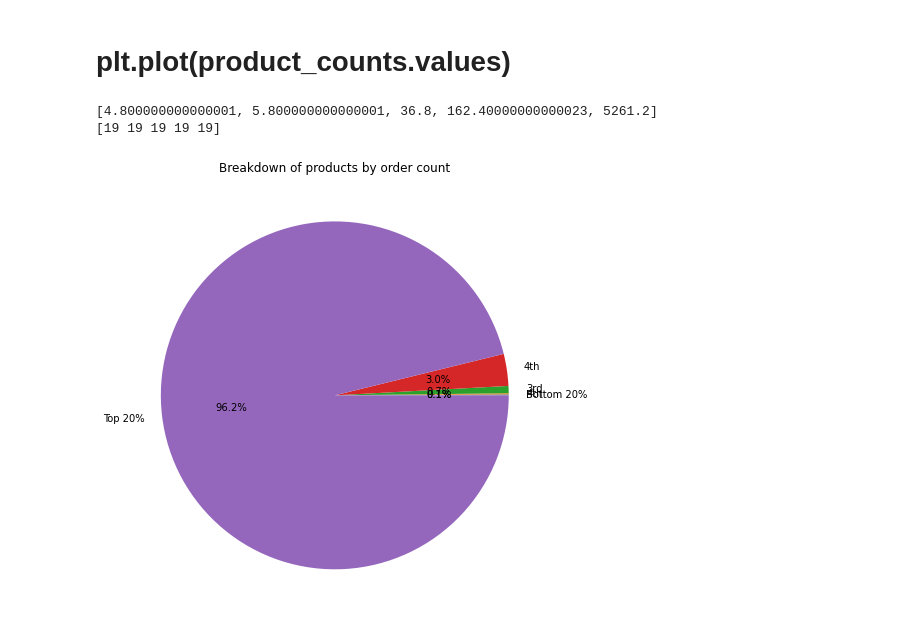
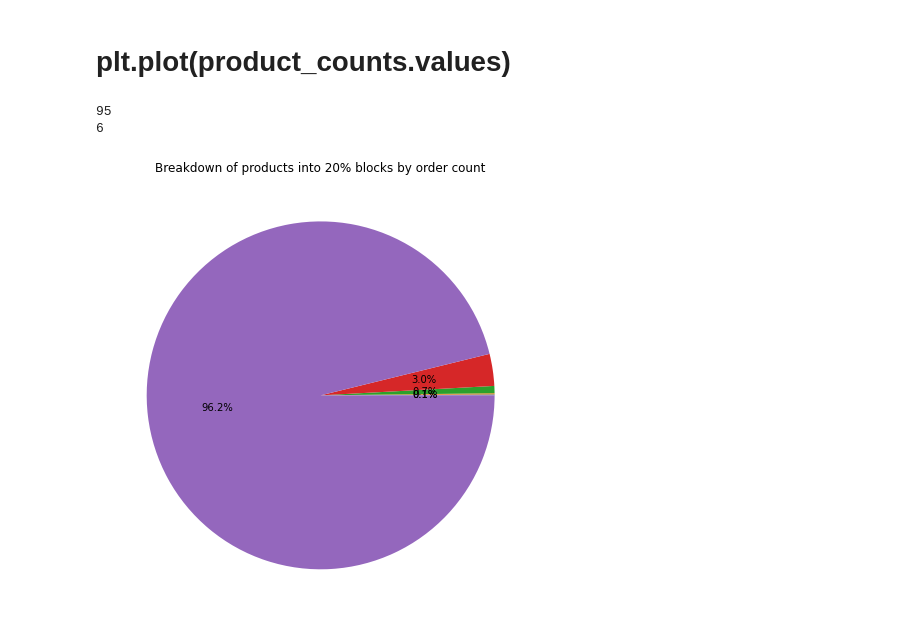
Before and after one commit to HSV-AI/product-recommendation, a Jupyter notebook: notebooks/dataset-report.ipynb, the cells around one changed output. Saved outputs shown, nothing was run; the diff lists cells and outputs as text; code cells hidden in the pictures.

Commit message:
Updated to correct label problem

```diff
--- a/notebooks/dataset-report.ipynb
+++ b/notebooks/dataset-report.ipynb
@@ -257,31 +265,33 @@ plt.show()
 # plt.plot(product_counts.values)
 # %%
 # print(product_counts)
-quantiles, bins = pd.qcut(product_counts, [0, .20, .40, .60, .80, 1], retbins=True)
+quantiles, bins = pd.qcut(x=product_counts, q=5, retbins=True, duplicates='drop')
 
+print(len(quantiles))
+print(len(bins))
 batches = []
 batches.append(bins[1])
 for i in range(2,len(bins)):
     batches.append(bins[i] - bins[i-1])
 
 labels = ["Bottom 20%", "4th", "3rd", "4th", "Top 20%"]
 fig1, ax1 = plt.subplots(figsize=(10, 8))
-plt.pie(batches, labels=labels, autopct='%1.1f%%')
+plt.pie(batches, autopct='%1.1f%%')
 
 fig1.gca().set_title("Breakdown of products into 20% blocks by order count")
 
 # ax.set_yticks(jobs)
 # ax.set_xlabel('Hour')
 # ax.set_title('Run Time by Job')
 # ax.grid(True)
 # ax.legend()
 # plt.tight_layout()
 #plt.savefig('C:\\Data\\stackedbar.png')
 plt.show()
 # %% [output]
-[4.800000000000001, 5.800000000000001, 36.8, 162.40000000000023, 5261.2]
-[19 19 19 19 19]
+95
+6
-[figure, old version]
+[figure, new version]
 # %%
 counts = pd.qcut(product_counts, [0, .25, .5, .75, 1]).value_counts(sort=False)
 print(counts)
```
Also changed, not shown: parts of 6 cells of this notebook, 2 other files.
